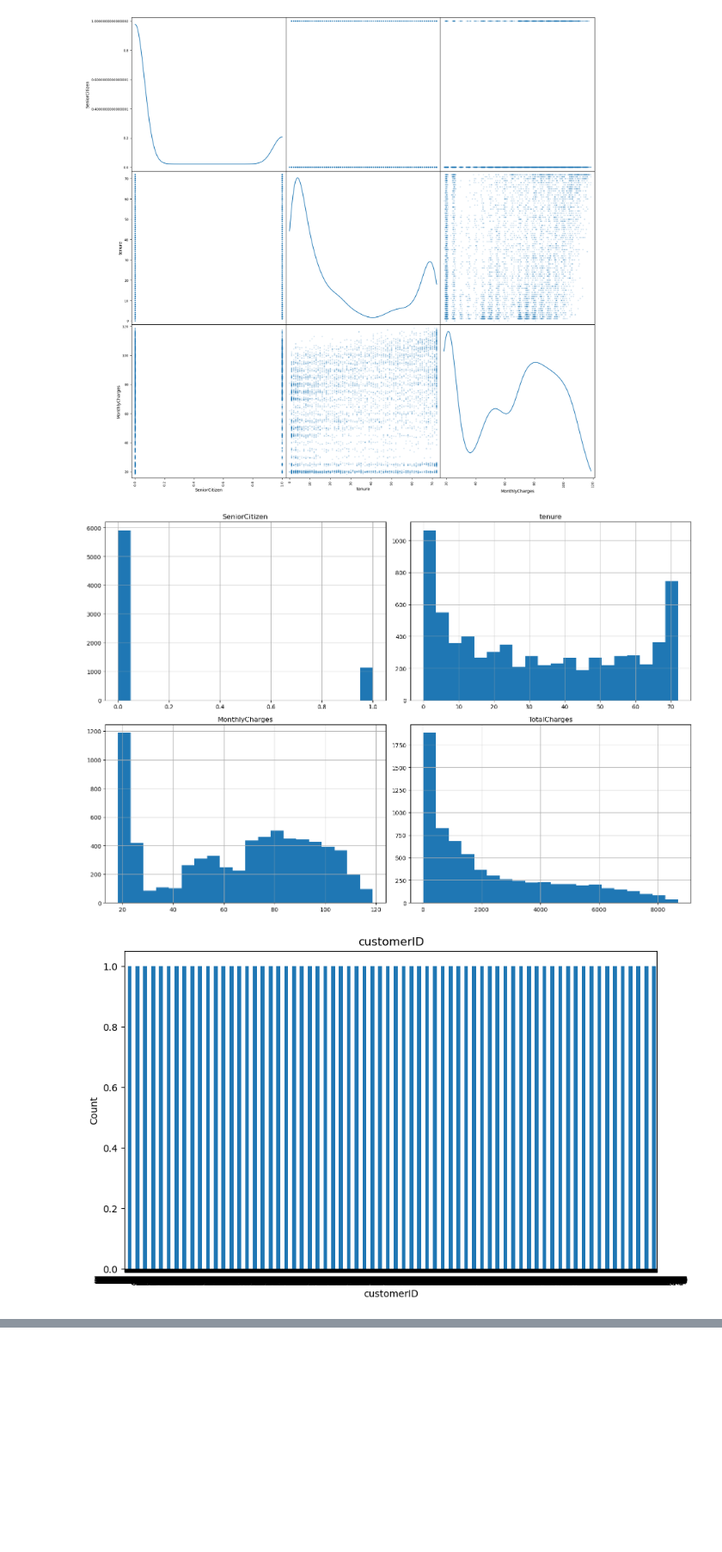
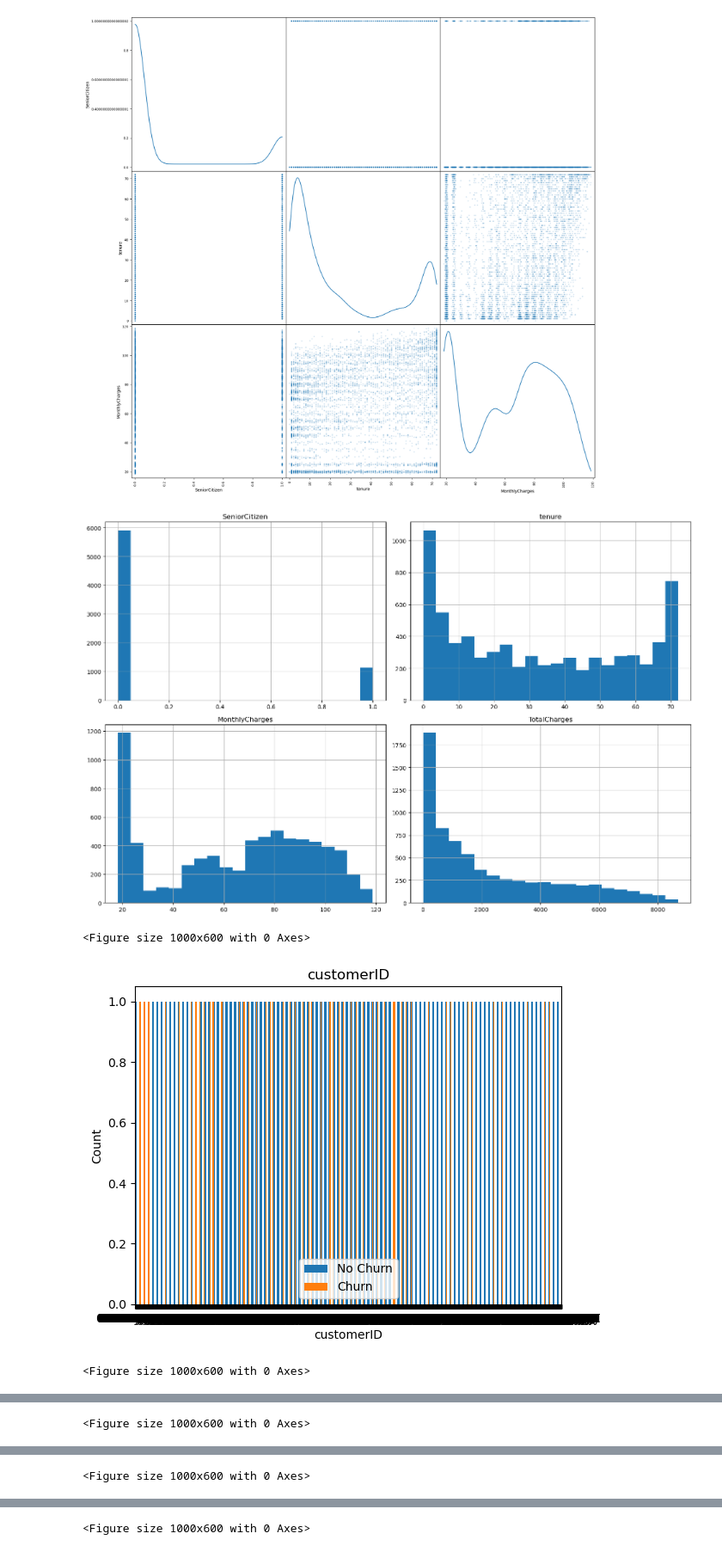
Before and after one commit to COGS118A/Group014-SP23, a Jupyter notebook: Checkpoint_Group014-SP23.ipynb, the cells around one changed output, grey strips where cells are left out. Shown at 86% size. Saved outputs shown, nothing was run; the diff lists cells and outputs as text; code cells hidden in the pictures; blank space fills up the shorter version.

```diff
--- a/Checkpoint_Group014-SP23.ipynb
+++ b/Checkpoint_Group014-SP23.ipynb
@@ -158,24 +155,27 @@ array([[<Axes: xlabel='SeniorCitizen', ylabel='SeniorCitizen'>,
 # %%
 df['TotalCharges'] = pd.to_numeric(df['TotalCharges'], errors='coerce')
 
 # Separate columns based on their data types
 numerical_columns = df.select_dtypes(include=['int64', 'float64']).columns
 categorical_columns = df.select_dtypes(include='object').columns
 
 # Plot numerical columns using histograms
 df[numerical_columns].hist(bins=20, figsize=(15, 10))
 plt.tight_layout()
 plt.show()
 
 # Plot categorical columns using bar plots
 for column in categorical_columns:
     plt.figure(figsize=(10, 6))
-    df[column].value_counts().plot(kind='bar')
+    df.groupby(column)['Churn'].value_counts().unstack().plot(kind='bar', stacked=True)
     plt.title(column)
     plt.xlabel(column)
     plt.ylabel('Count')
     plt.xticks(rotation='horizontal')
+    plt.legend(['No Churn', 'Churn'])
     plt.show()
 # %% [output]
 [figure]
+<Figure size 1000x600 with 0 Axes>
-[figure, old version]
+[figure, new version]
+<Figure size 1000x600 with 0 Axes>
@@ -182,0 +183 @@ for column in categorical_columns:
+<Figure size 1000x600 with 0 Axes>
@@ -183,0 +185 @@ for column in categorical_columns:
+<Figure size 1000x600 with 0 Axes>
@@ -184,0 +187 @@ for column in categorical_columns:
+<Figure size 1000x600 with 0 Axes>
```
Also changed, not shown: parts of 2 cells of this notebook.
